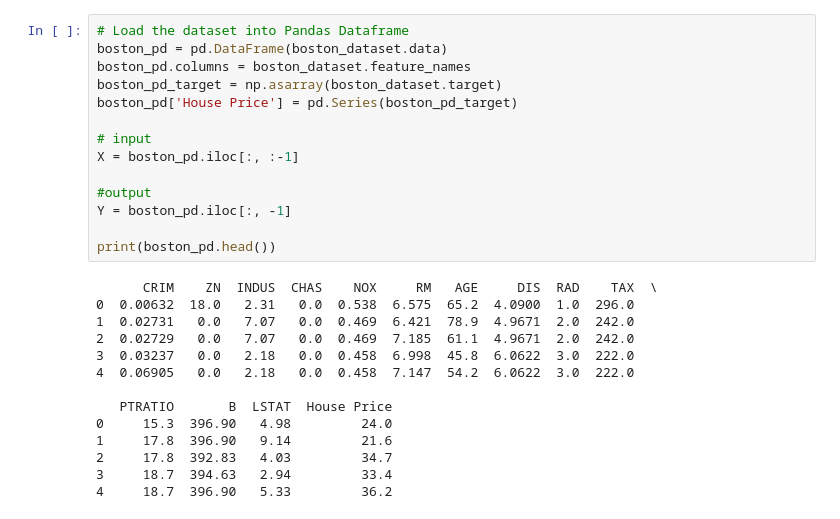
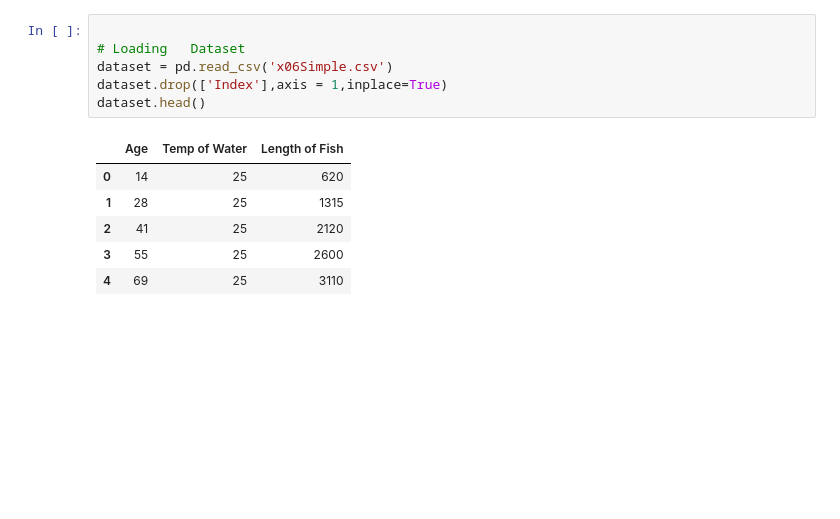
Before and after one commit to Prakhar-Saxena/CollegeAssignments, a Jupyter notebook: CS383/honours/L1_Norm_features_selection.ipynb, the cells around one changed output. Cells and saved outputs as stored; diff of their text form; blank space fills up the shorter version.

```diff
--- a/CS383/honours/L1_Norm_features_selection.ipynb
+++ b/CS383/honours/L1_Norm_features_selection.ipynb
@@ -45,28 +7,13 @@ plt.show()
-# %%
-# Load the dataset into Pandas Dataframe
-boston_pd = pd.DataFrame(boston_dataset.data)
-boston_pd.columns = boston_dataset.feature_names
-boston_pd_target = np.asarray(boston_dataset.target)
-boston_pd['House Price'] = pd.Series(boston_pd_target)
-
-# input
-X = boston_pd.iloc[:, :-1]
-
-#output
-Y = boston_pd.iloc[:, -1]
-
-print(boston_pd.head())
-# %% [output]
-      CRIM    ZN  INDUS  CHAS    NOX     RM   AGE     DIS  RAD    TAX  \
-0  0.00632  18.0   2.31   0.0  0.538  6.575  65.2  4.0900  1.0  296.0
-1  0.02731   0.0   7.07   0.0  0.469  6.421  78.9  4.9671  2.0  242.0
-2  0.02729   0.0   7.07   0.0  0.469  7.185  61.1  4.9671  2.0  242.0
-3  0.03237   0.0   2.18   0.0  0.458  6.998  45.8  6.0622  3.0  222.0
-4  0.06905   0.0   2.18   0.0  0.458  7.147  54.2  6.0622  3.0  222.0
-
-   PTRATIO       B  LSTAT  House Price
-0     15.3  396.90   4.98         24.0
-1     17.8  396.90   9.14         21.6
-2     17.8  392.83   4.03         34.7
-3     18.7  394.63   2.94         33.4
-4     18.7  396.90   5.33         36.2
+# %%
+
+# Loading   Dataset
+dataset = pd.read_csv('x06Simple.csv')
+dataset.drop(['Index'],axis = 1,inplace=True)
+dataset.head()
+# %% [output]
+|  | Age | Temp of Water | Length of Fish |
+| 0 | 14 | 25 | 620 |
+| 1 | 28 | 25 | 1315 |
+| 2 | 41 | 25 | 2120 |
+| 3 | 55 | 25 | 2600 |
+| 4 | 69 | 25 | 3110 |
```
Also changed, not shown: parts of 10 cells of this notebook, 2 other files.
